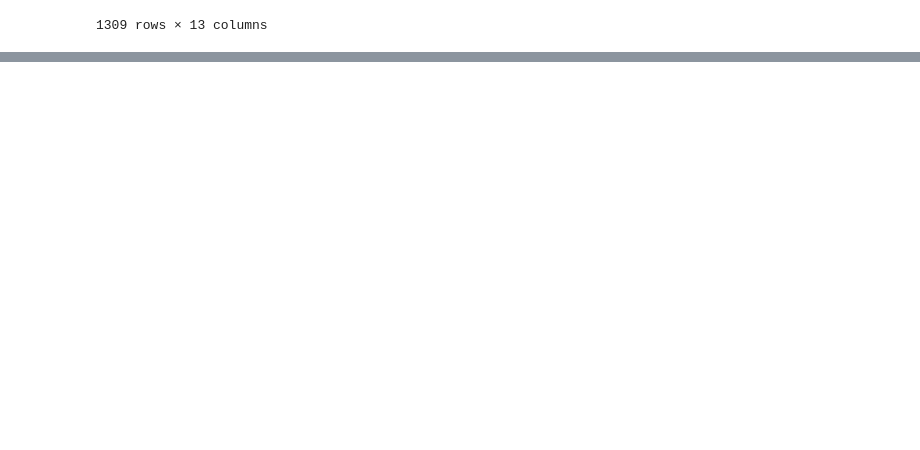
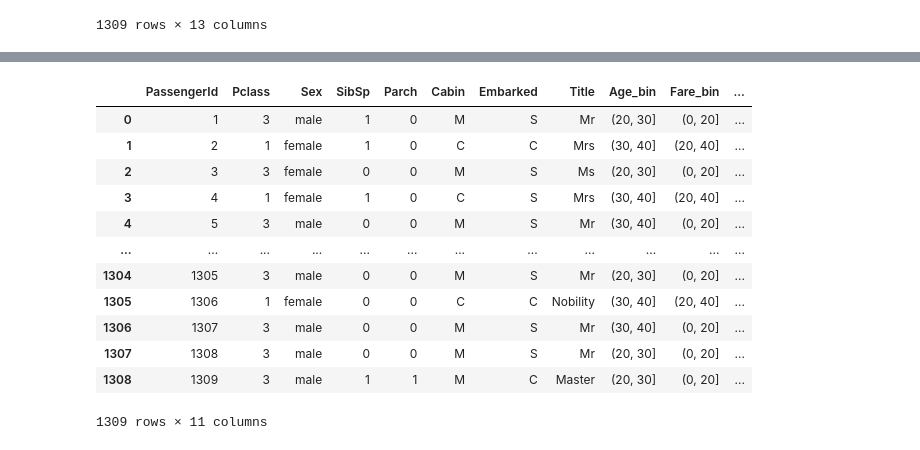
Before and after one commit to connorruss2005-cmd/Exploratory-Analysis-Titanic-dataset, a Jupyter notebook: wrangling_training_data.ipynb, the cells around one changed output, grey strips where cells are left out. Saved outputs shown, nothing was run; the diff lists cells and outputs as text; code cells hidden in the pictures; blank space fills up the shorter version.

Commit message:
Wrangling finished. All features have been extracted and preprocessed. The dataset is ready for modeling.

```diff
--- a/wrangling_training_data.ipynb
+++ b/wrangling_training_data.ipynb
@@ -358,3 +359,10 @@ display(combined_pd)
 | 1307 | 1308 | 3 | Ware, Mr. Frederick | male | 24.0 | 0 | 0 | 359309 | 8.0500 | M | ... |
 | 1308 | 1309 | 3 | Peter, Master. Michael J | male | 24.0 | 1 | 1 | 2668 | 22.3583 | M | ... |
 1309 rows × 13 columns
+# %%
+# ticket name as the key, count of the number of tickets with that name as the value.
+ticket_dict = dict(combined_pd["Ticket"].value_counts())
+
+combined_pd["Ticket_count"] = combined_pd["Ticket"].map(ticket_dict)
+
+display(combined_pd)
@@ -360,0 +383,12 @@ display(combined_pd)
+# %%
+combined_pd["Fare_per_Ticket"] = combined_pd["Fare"] / combined_pd["Ticket_count"]
+
+plt.bar(combined_pd["Fare_per_Ticket"].value_counts().index.values, combined_pd["Fare_per_Ticket"].value_counts())
+plt.show()
+
+print(combined_pd["Fare_per_Ticket"].min(), combined_pd["Fare_per_Ticket"].max())
+
+bins = np.array([0, 20, 40, 60, 80, 150])
+combined_pd["Fare_bin"] = pd.cut(combined_pd["Fare_per_Ticket"], bins=bins)
+
+display(combined_pd)
@@ -360,0 +411,4 @@ display(combined_pd)
+# %%
+combined_pd["Num_family"] = combined_pd["SibSp"] + combined_pd["Parch"] + 1
+
+display(combined_pd)
@@ -360,0 +429,19 @@ display(combined_pd)
+# %%
+# drop all columns that we don't need because we've already extracted the features we need from them and have been preprocessed.
+combined_pd.drop(["Name", "Age", "Fare", "Ticket", "Ticket_count", "Fare_per_Ticket"], axis=1, inplace=True)
+
+display(combined_pd)
+# %% [output]
+|  | PassengerId | Pclass | Sex | SibSp | Parch | Cabin | Embarked | Title | Age_bin | Fare_bin | ... |
+| 0 | 1 | 3 | male | 1 | 0 | M | S | Mr | (20, 30] | (0, 20] | ... |
+| 1 | 2 | 1 | female | 1 | 0 | C | C | Mrs | (30, 40] | (20, 40] | ... |
+| 2 | 3 | 3 | female | 0 | 0 | M | S | Ms | (20, 30] | (0, 20] | ... |
+| 3 | 4 | 1 | female | 1 | 0 | C | S | Mrs | (30, 40] | (20, 40] | ... |
+| 4 | 5 | 3 | male | 0 | 0 | M | S | Mr | (30, 40] | (0, 20] | ... |
+| ... | ... | ... | ... | ... | ... | ... | ... | ... | ... | ... | ... |
+| 1304 | 1305 | 3 | male | 0 | 0 | M | S | Mr | (20, 30] | (0, 20] | ... |
+| 1305 | 1306 | 1 | female | 0 | 0 | C | C | Nobility | (30, 40] | (20, 40] | ... |
+| 1306 | 1307 | 3 | male | 0 | 0 | M | S | Mr | (30, 40] | (0, 20] | ... |
+| 1307 | 1308 | 3 | male | 0 | 0 | M | S | Mr | (20, 30] | (0, 20] | ... |
+| 1308 | 1309 | 3 | male | 1 | 1 | M | C | Master | (20, 30] | (0, 20] | ... |
+1309 rows × 11 columns
```
Also changed, not shown: parts of 5 cells of this notebook.
